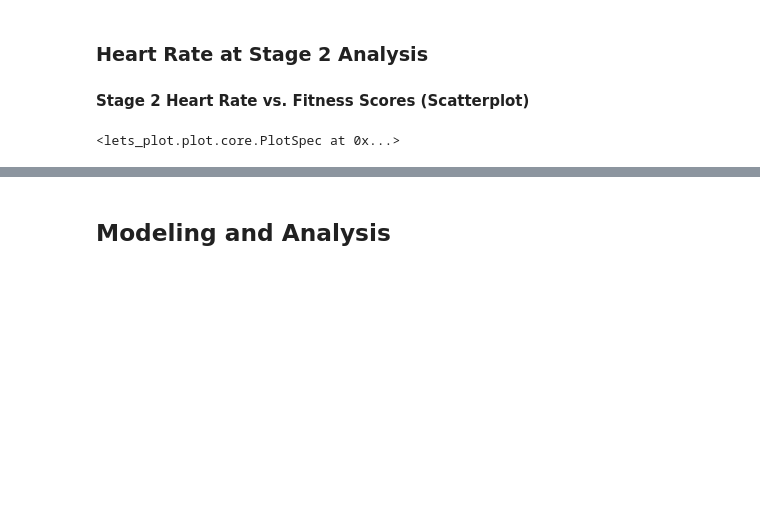
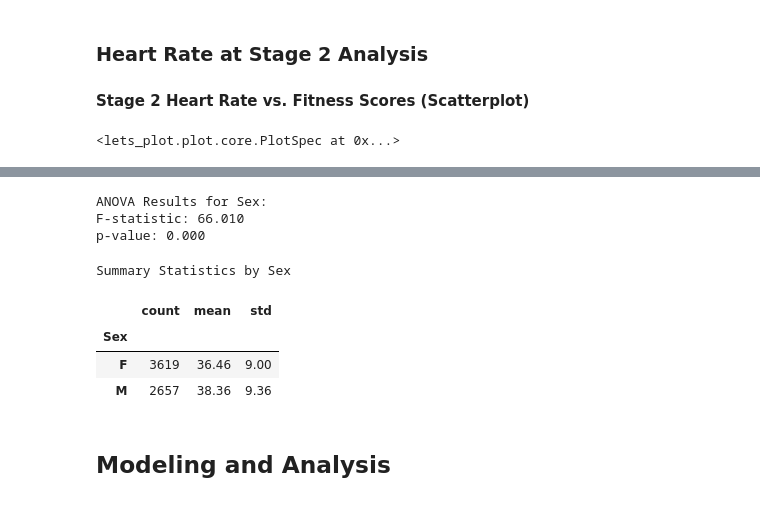
Before and after one commit to anthnypaul/fitness_scores_analysis_csuf, a Jupyter notebook: totalFitnessFactorScore.ipynb, the cells around one changed output, grey strips where cells are left out. Drawn from its saved outputs; the diff is of its cells as text; code cells hidden in the pictures; blank space fills up the shorter version.

```diff
--- a/totalFitnessFactorScore.ipynb
+++ b/totalFitnessFactorScore.ipynb
@@ -387,3 +550,35 @@ df_copy['skinfold_sum'] = df_cleaned['SF 1'] + df_cleaned['SF 2'] + df_cleaned['
+# %%
+# Variable to analyze
+var = 'Sex'
+
+# Drop rows with missing values in 'Sex' and 'FFTotal'
+data = df_cleaned.dropna(subset=[var, 'FFTotal'])
+
+# Perform ANOVA
+groups = [group['FFTotal'].values for name, group in data.groupby(var)]
+f_stat, p_val = stats.f_oneway(*groups)
+
+# Display ANOVA results
+print(f"ANOVA Results for {var}:")
+print(f"F-statistic: {f_stat:.3f}")
+print(f"p-value: {p_val:.3f}\n")
+
+# Calculate group statistics for the variable
+group_stats = data.groupby(var)['FFTotal'].agg(['count', 'mean', 'std']).round(3)
+
+# Display group statistics with formatting
+group_stats.style\
+    .format({'mean': '{:.2f}', 'std': '{:.2f}'})\
+    .set_caption(f"Summary Statistics by {var}")
+# %% [output]
+ANOVA Results for Sex:
+F-statistic: 66.010
+p-value: 0.000
+Summary Statistics by Sex
+|  | count | mean | std |
+| Sex |  |  |  |
+| F | 3619 | 36.46 | 9.00 |
+| M | 2657 | 38.36 | 9.36 |
 # %% [markdown]
 ## Modeling and Analysis
 <a id="Modeling-and-Analysis"></a>
```
Also changed, not shown: parts of 8 cells of this notebook.
